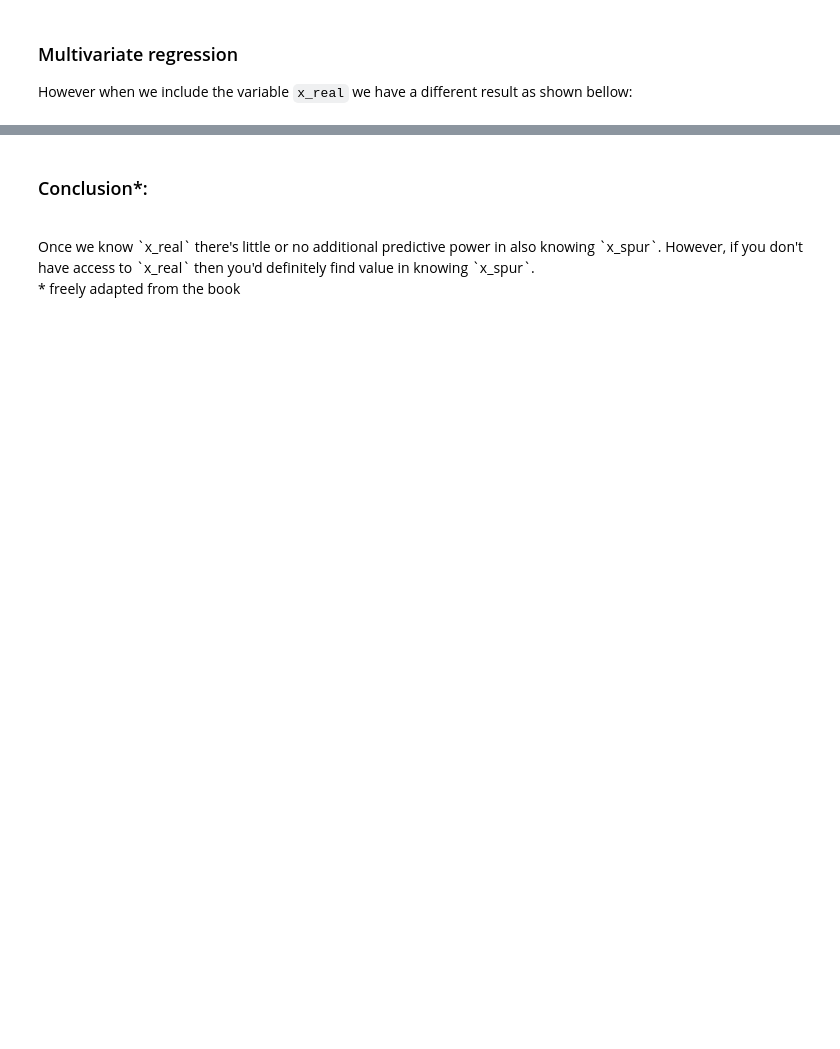
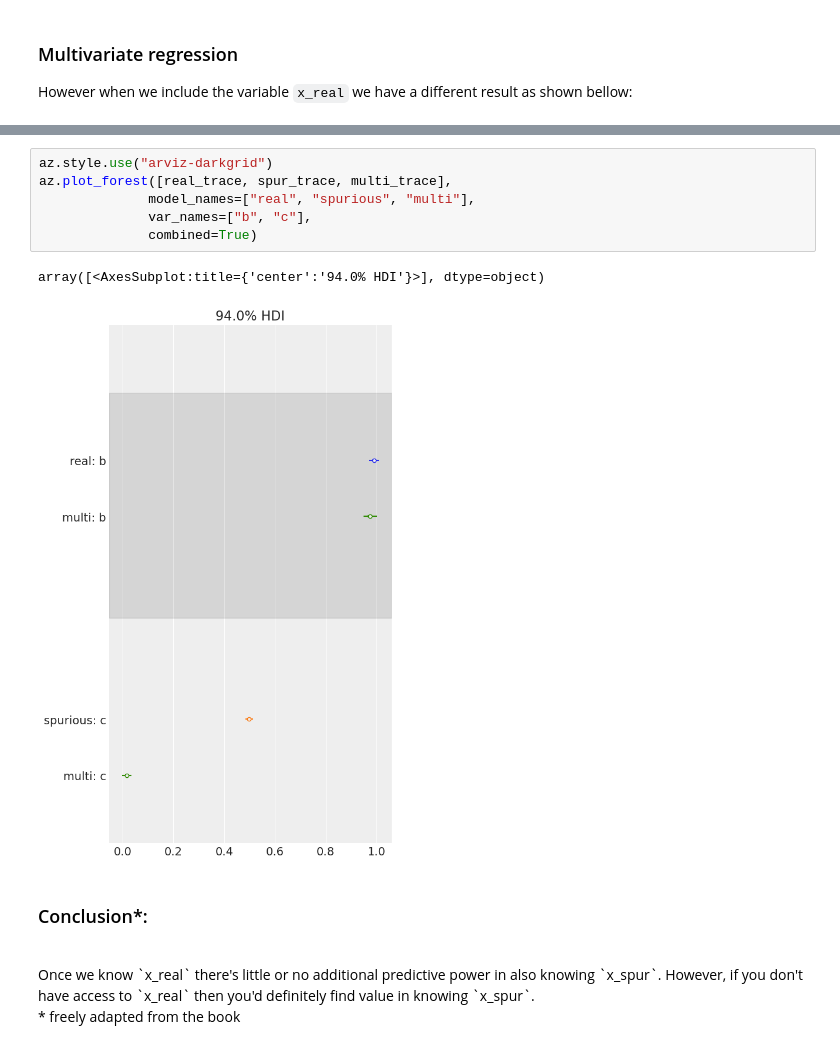
Before and after one commit to elisiojsj/Data-Science, a Jupyter notebook: Spurious_association_simulation.ipynb, the cells around one changed output, grey strips where cells are left out. Cells and saved outputs as stored; diff of their text form; blank space fills up the shorter version.

```diff
--- a/Spurious_association_simulation.ipynb
+++ b/Spurious_association_simulation.ipynb
@@ -140,3 +165,12 @@ We can represent the causal relationship with the following DAG(Directed Acyclic
+# %%
+az.style.use("arviz-darkgrid")
+az.plot_forest([real_trace, spur_trace, multi_trace],
+              model_names=["real", "spurious", "multi"],
+              var_names=["b", "c"],
+              combined=True)
+# %% [output]
+array([<AxesSubplot:title={'center':'94.0% HDI'}>], dtype=object)
+[figure, added]
 # %% [markdown]
 ### Conclusion*:
 <br>
```
Also changed, not shown: parts of 16 cells of this notebook.
